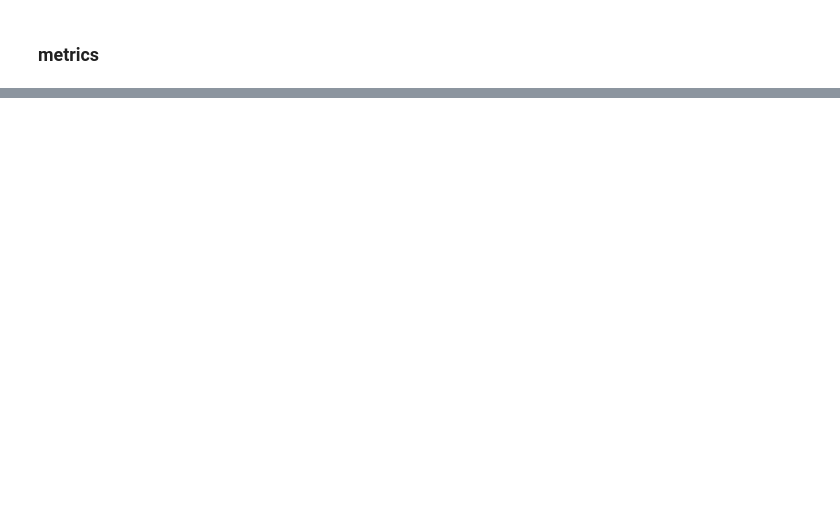
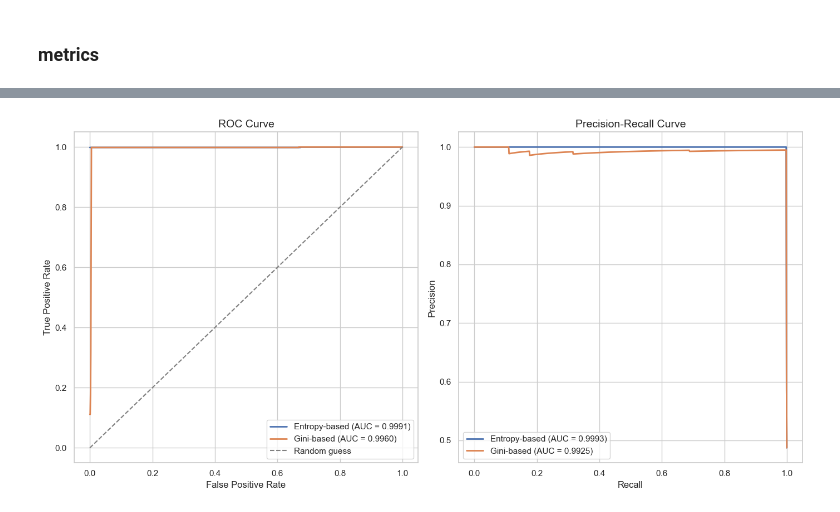
Before and after one commit to 7Kseniya/AI_Systems, a Jupyter notebook: ml_intro/lab5/decision_tree.ipynb, the cells around one changed output, grey strips where cells are left out. Cells and saved outputs as stored; diff of their text form; code cells hidden in the pictures; blank space fills up the shorter version.

```diff
--- a/ml_intro/lab5/decision_tree.ipynb
+++ b/ml_intro/lab5/decision_tree.ipynb
@@ -393,0 +499,88 @@ print(f'Accuracy: {accuracy:.2f}')
+# %%
+from numpy import interp
+
+y_probs = {
+    'Entropy-based': tree_entropy.predict_proba(X_test)[:, 1],
+    'Gini-based': tree_gini.predict_proba(X_test)[:, 1]
+}
+
+y_true = y_test.to_numpy()
+
+roc_data = {}
+pr_data = {}
+
+def calculate_roc(y_true, y_prob):
+    sorted_indices = np.argsort(y_prob)[::-1]
+    y_true_sorted = y_true[sorted_indices]
+
+    tpr = np.cumsum(y_true_sorted) / np.sum(y_true == 1)
+    fpr = np.cumsum(1 - y_true_sorted) / np.sum(y_true == 0)
+
+    tpr = np.concatenate(([0], tpr))
+    fpr = np.concatenate(([0], fpr))
+
+    fpr_interp = np.linspace(0, 1, 1000)
+    tpr_interp = interp(fpr_interp, fpr, tpr)
+
+    auc_roc = np.trapz(tpr_interp, fpr_interp)
+
+    return fpr_interp, tpr_interp, auc_roc
+
+def calculate_pr(y_true, y_prob):
+    sorted_indices = np.argsort(y_prob)[::-1]
+    y_true_sorted = y_true[sorted_indices]
+
+    tp = np.cumsum(y_true_sorted)
+    fp = np.cumsum(1 - y_true_sorted)
+
+    precision = tp / (tp + fp)
+    recall = tp / np.sum(y_true == 1)
+
+    recall_interp = np.linspace(0, 1, 1000)
+    precision_interp = interp(recall_interp, recall, precision)
+
+    auc_pr = np.trapz(precision_interp, recall_interp)
+
+    return precision_interp, recall_interp, auc_pr
+
+for model_name, y_prob in y_probs.items():
+    # ROC curve
+    fpr, tpr, roc_auc = calculate_roc(y_true, y_prob)
+    roc_data[model_name] = (fpr, tpr, roc_auc)
+
+    # Precision-Recall curve
+    precision, recall, pr_auc = calculate_pr(y_true, y_prob)
+    pr_data[model_name] = (precision, recall, pr_auc)
+
+sns.set_theme(style="whitegrid")
+plt.figure(figsize=(14, 7))
+
+# ROC
+plt.subplot(1, 2, 1)
+for model_name, (fpr, tpr, roc_auc) in roc_data.items():
+    sns.lineplot(x=fpr, y=tpr, label=f'{model_name} (AUC = {roc_auc:.4f})', linewidth=2)
+sns.lineplot(x=[0, 1], y=[0, 1], color='gray', linestyle='--', label='Random guess')
+plt.xlabel('False Positive Rate', fontsize=12)
+plt.ylabel('True Positive Rate', fontsize=12)
+plt.title('ROC Curve', fontsize=14)
+plt.legend(loc='lower right')
+
+# Precision-Recall
+plt.subplot(1, 2, 2)
+for model_name, (precision, recall, pr_auc) in pr_data.items():
+    sns.lineplot(x=recall, y=precision, label=f'{model_name} (AUC = {pr_auc:.4f})', linewidth=2)
+plt.xlabel('Recall', fontsize=12)
+plt.ylabel('Precision', fontsize=12)
+plt.title('Precision-Recall Curve', fontsize=14)
+plt.legend(loc='lower left')
+
+plt.tight_layout()
+plt.show()
+
+for model_name, (_, _, roc_auc) in roc_data.items():
+    print(f"AUC-ROC ({model_name}): {roc_auc:.4f}")
+
+for model_name, (_, _, pr_auc) in pr_data.items():
+    print(f"AUC-PR ({model_name}): {pr_auc:.4f}")
+# %% [output]
+[figure, added]
```
Also changed, not shown: parts of 13 cells of this notebook, 2 other files.
